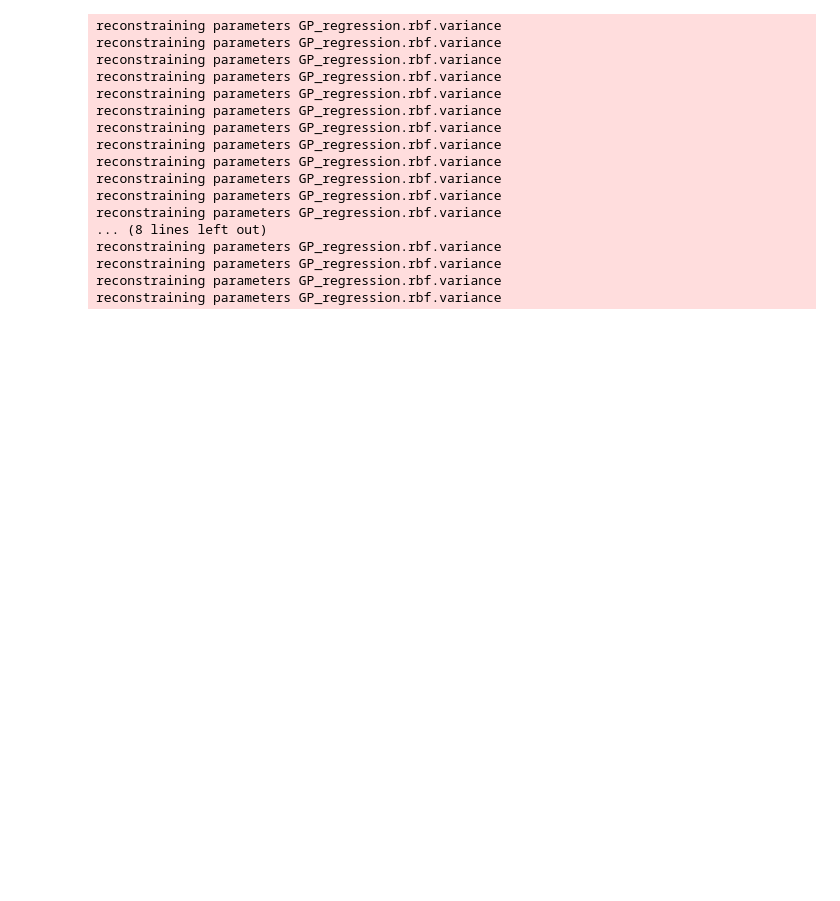
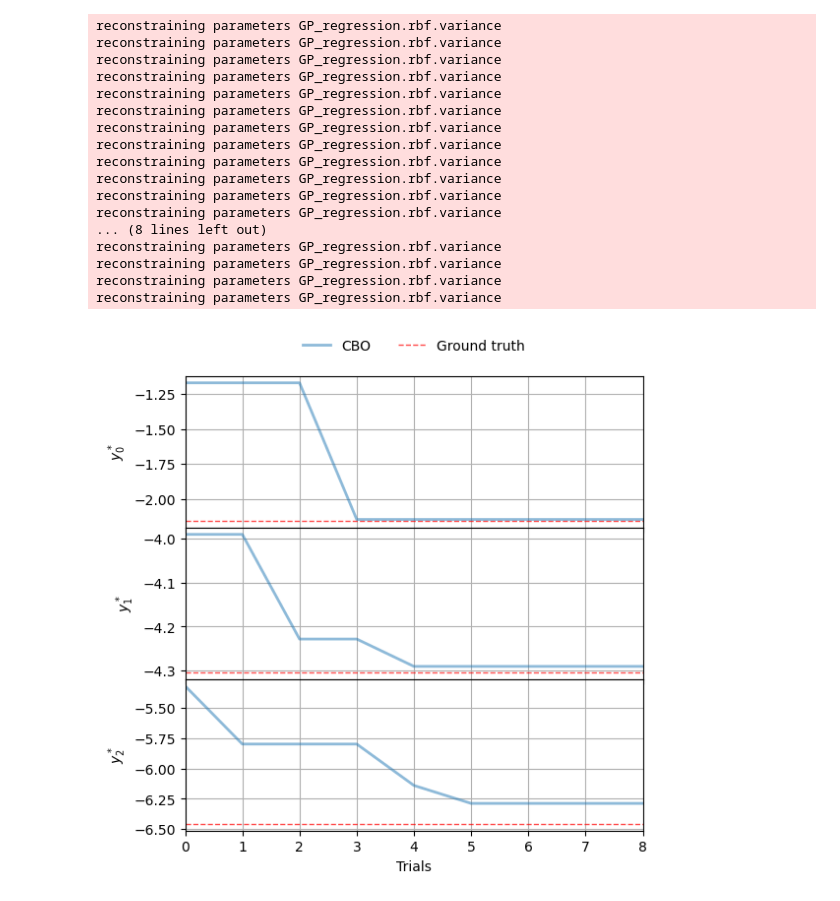
Before and after one commit to neildhir/DCBO, a Jupyter notebook: notebooks/A_mat.ipynb, the cells around one changed output. Saved outputs shown, nothing was run; the diff lists cells and outputs as text; code cells hidden in the pictures; blank space fills up the shorter version.

```diff
--- a/notebooks/A_mat.ipynb
+++ b/notebooks/A_mat.ipynb
@@ -216,3 +204,7 @@ reconstraining parameters GP_regression.rbf.variance
 reconstraining parameters GP_regression.rbf.variance
 reconstraining parameters GP_regression.rbf.variance
 reconstraining parameters GP_regression.rbf.variance
+# %%
+plot_outcome(3,10,outcomes=[cbo.optimal_outcome_values_during_trials],labels=['CBO'],true_objective_values=true_objective_values)
+# %% [output]
+[figure, added]
```
Also changed, not shown: parts of 4 cells of this notebook, 10 other files.
